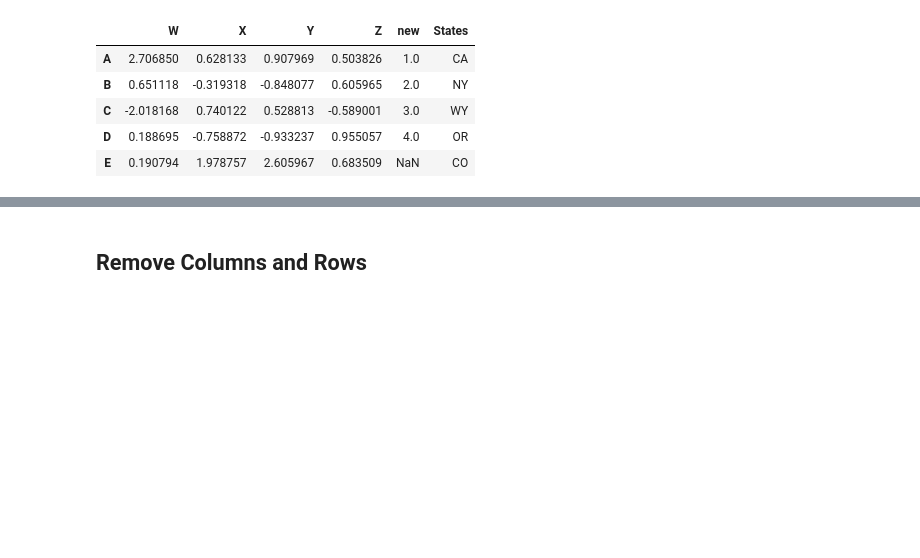
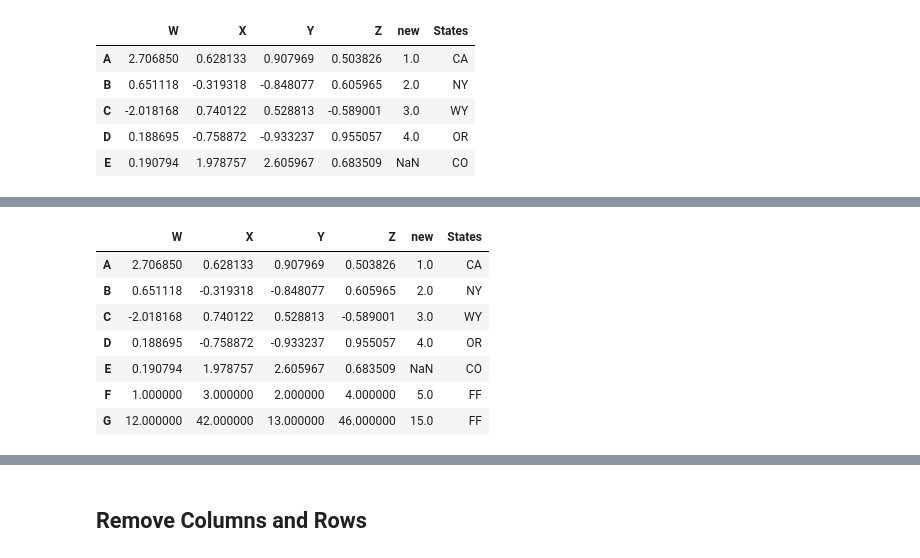
Before and after one commit to rtajik/PyTorch, a Jupyter notebook: Jose Portilla/02-Pandas exp.ipynb, the cells around one changed output, grey strips where cells are left out. Cells and saved outputs as stored; diff of their text form; code cells hidden in the pictures; blank space fills up the shorter version.

```diff
--- a/Jose Portilla/02-Pandas exp.ipynb
+++ b/Jose Portilla/02-Pandas exp.ipynb
@@ -275,0 +278,4 @@ df
+# %%
+df0 = df.copy()
+df0.loc['F'] = pd.Series([1,2,3,4,5, 'FF'], index=["W","Y","X","Z","new","States"])
+df0
@@ -275,0 +290,13 @@ df
+# %%
+dfg = pd.DataFrame([[12,42,13,46,15, 'FF']], index=['G'], columns=["W","X","Y","Z","new","States"])
+df0 = pd.concat([df0, dfg])
+df0
+# %% [output]
+|  | W | X | Y | Z | new | States |
+| A | 2.706850 | 0.628133 | 0.907969 | 0.503826 | 1.0 | CA |
+| B | 0.651118 | -0.319318 | -0.848077 | 0.605965 | 2.0 | NY |
+| C | -2.018168 | 0.740122 | 0.528813 | -0.589001 | 3.0 | WY |
+| D | 0.188695 | -0.758872 | -0.933237 | 0.955057 | 4.0 | OR |
+| E | 0.190794 | 1.978757 | 2.605967 | 0.683509 | NaN | CO |
+| F | 1.000000 | 3.000000 | 2.000000 | 4.000000 | 5.0 | FF |
+| G | 12.000000 | 42.000000 | 13.000000 | 46.000000 | 15.0 | FF |
```
Also changed, not shown: parts of 43 cells of this notebook.
